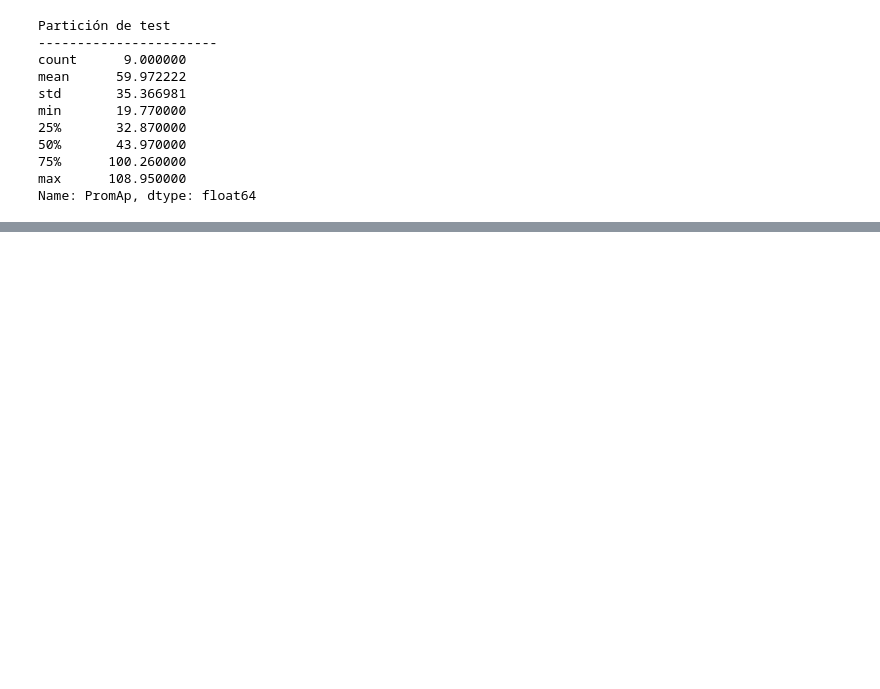
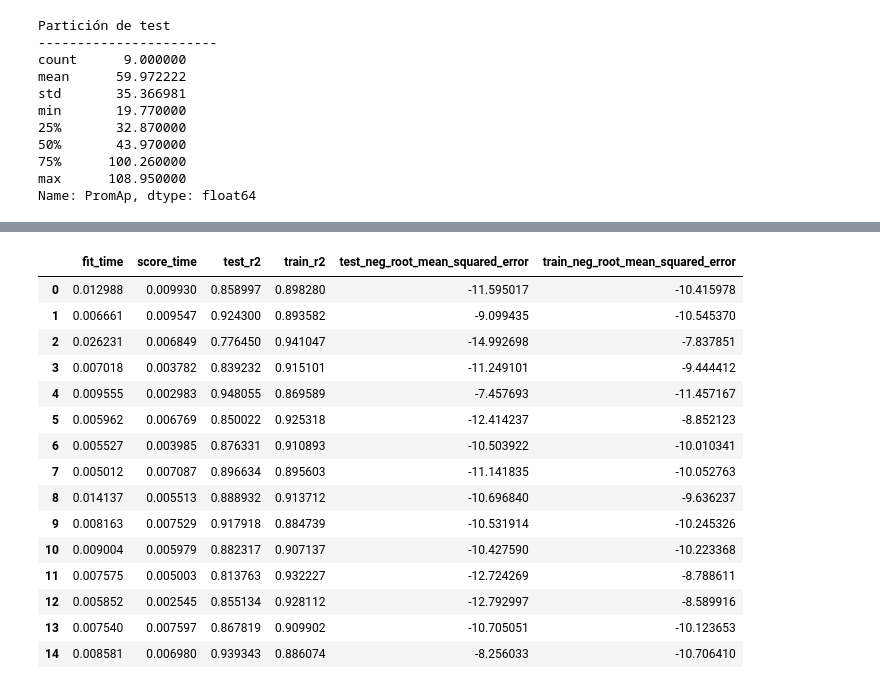
Before and after one commit to DarkinMC/Modelos-Predictivos-Acciones-Disney, a Jupyter notebook: modelo.ipynb, the cells around one changed output, grey strips where cells are left out. Cells and saved outputs as stored; diff of their text form; code cells hidden in the pictures; blank space fills up the shorter version.

```diff
--- a/modelo.ipynb
+++ b/modelo.ipynb
@@ -342,0 +531,35 @@ Name: PromAp, dtype: float64
+# %%
+# Validación cruzada repetida con múltiples métricas
+# ==============================================================================
+from sklearn.model_selection import cross_validate
+
+cv = RepeatedKFold(n_splits=3, n_repeats=5, random_state=123)
+cv_scores = cross_validate(
+                estimator = pipe,
+                X         = X_train,
+                y         = y_train,
+                scoring   = ('r2', 'neg_root_mean_squared_error'),
+                cv        = cv,
+                return_train_score = True
+            )
+
+# Se convierte el diccionario a dataframe para facilitar la visualización
+cv_scores = pd.DataFrame(cv_scores)
+cv_scores
+# %% [output]
+|  | fit_time | score_time | test_r2 | train_r2 | test_neg_root_mean_squared_error | train_neg_root_mean_squared_error |
+| 0 | 0.012988 | 0.009930 | 0.858997 | 0.898280 | -11.595017 | -10.415978 |
+| 1 | 0.006661 | 0.009547 | 0.924300 | 0.893582 | -9.099435 | -10.545370 |
+| 2 | 0.026231 | 0.006849 | 0.776450 | 0.941047 | -14.992698 | -7.837851 |
+| 3 | 0.007018 | 0.003782 | 0.839232 | 0.915101 | -11.249101 | -9.444412 |
+| 4 | 0.009555 | 0.002983 | 0.948055 | 0.869589 | -7.457693 | -11.457167 |
+| 5 | 0.005962 | 0.006769 | 0.850022 | 0.925318 | -12.414237 | -8.852123 |
+| 6 | 0.005527 | 0.003985 | 0.876331 | 0.910893 | -10.503922 | -10.010341 |
+| 7 | 0.005012 | 0.007087 | 0.896634 | 0.895603 | -11.141835 | -10.052763 |
+| 8 | 0.014137 | 0.005513 | 0.888932 | 0.913712 | -10.696840 | -9.636237 |
+| 9 | 0.008163 | 0.007529 | 0.917918 | 0.884739 | -10.531914 | -10.245326 |
+| 10 | 0.009004 | 0.005979 | 0.882317 | 0.907137 | -10.427590 | -10.223368 |
+| 11 | 0.007575 | 0.005003 | 0.813763 | 0.932227 | -12.724269 | -8.788611 |
+| 12 | 0.005852 | 0.002545 | 0.855134 | 0.928112 | -12.792997 | -8.589916 |
+| 13 | 0.007540 | 0.007597 | 0.867819 | 0.909902 | -10.705051 | -10.123653 |
+| 14 | 0.008581 | 0.006980 | 0.939343 | 0.886074 | -8.256033 | -10.706410 |
```
Also changed, not shown: parts of 21 cells of this notebook, 2 other files.
